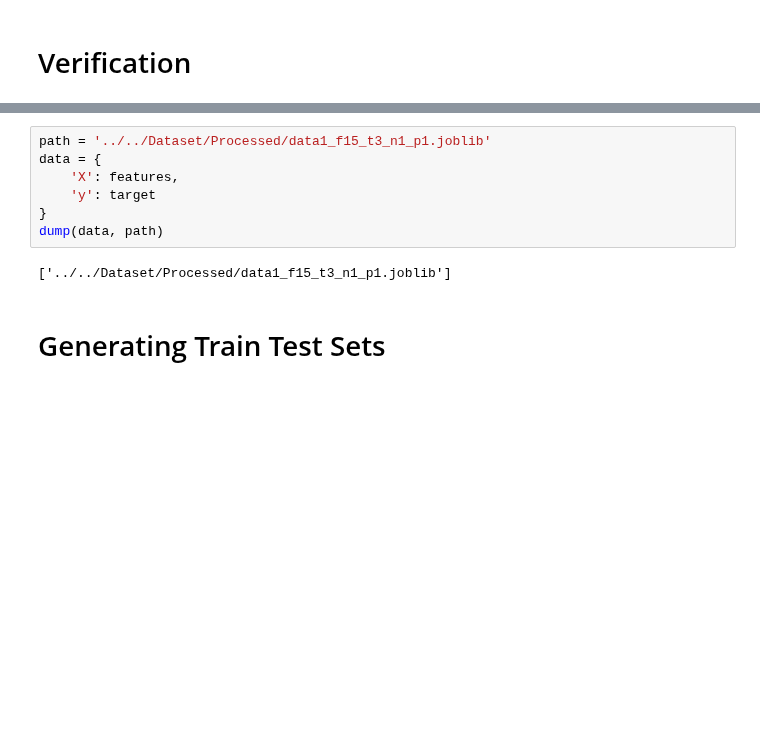
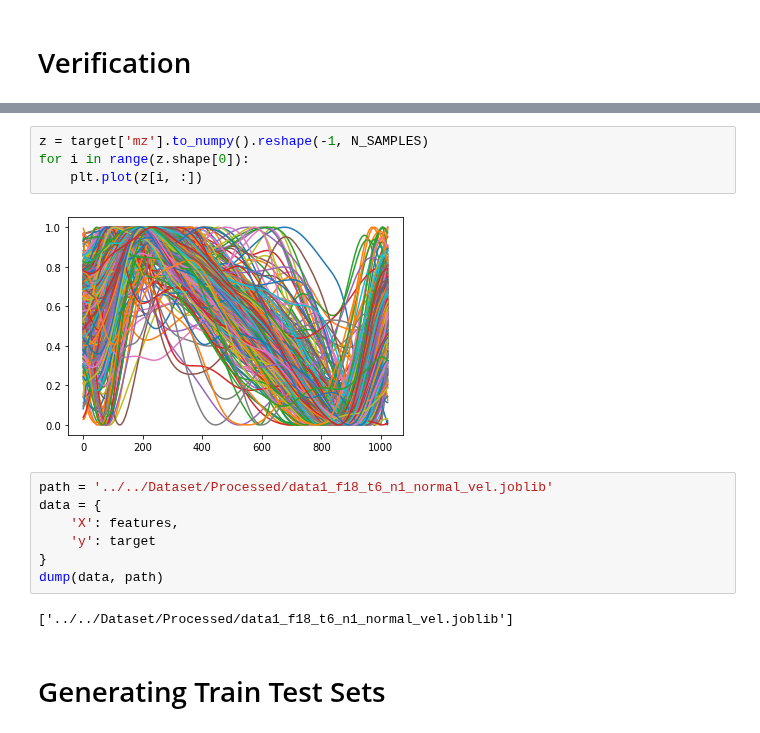
Before and after one commit to atick-faisal/GRF-Synthesis-from-Motion-Trajectories, a Jupyter notebook: src/preprocessing/process_dataset_1_alt.ipynb, the cells around one changed output, grey strips where cells are left out. Cells and saved outputs as stored; diff of their text form; blank space fills up the shorter version.

```diff
--- a/src/preprocessing/process_dataset_1_alt.ipynb
+++ b/src/preprocessing/process_dataset_1_alt.ipynb
@@ -659,12 +684,18 @@ for i in range(y.shape[0]):
+# %%
+z = target['mz'].to_numpy().reshape(-1, N_SAMPLES)
+for i in range(z.shape[0]):
+    plt.plot(z[i, :])
+# %% [output]
+[figure, added]
 # %%
-path = '../../Dataset/Processed/data1_f15_t3_n1_p1.joblib'
+path = '../../Dataset/Processed/data1_f18_t6_n1_normal_vel.joblib'
 data = {
     'X': features,
     'y': target
 }
 dump(data, path)
 # %% [output]
-['../../Dataset/Processed/data1_f15_t3_n1_p1.joblib']
+['../../Dataset/Processed/data1_f18_t6_n1_normal_vel.joblib']
 # %% [markdown]
 # Generating Train Test Sets
 # %%
```
Also changed, not shown: parts of 22 cells of this notebook, 2 other files.
